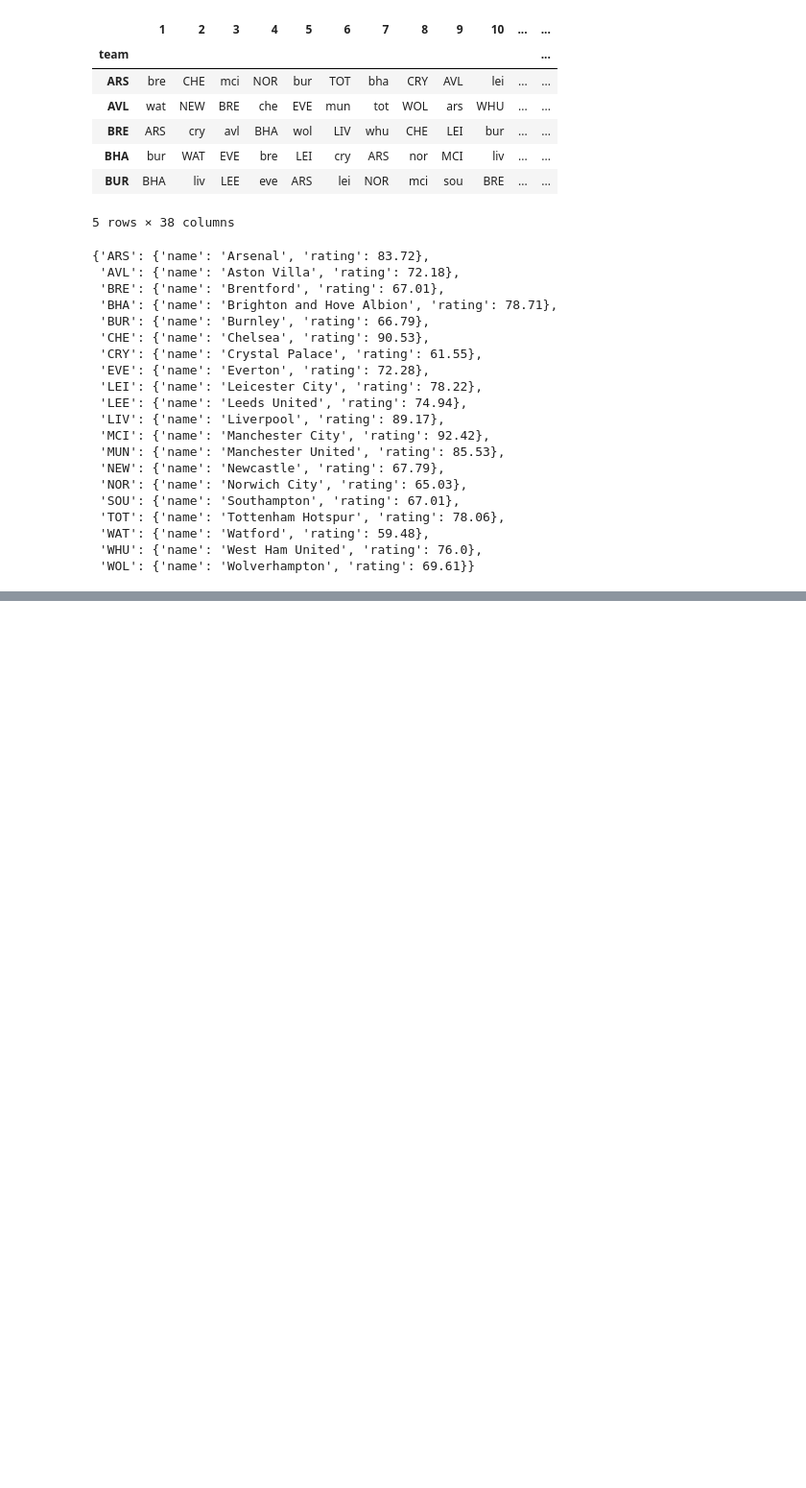
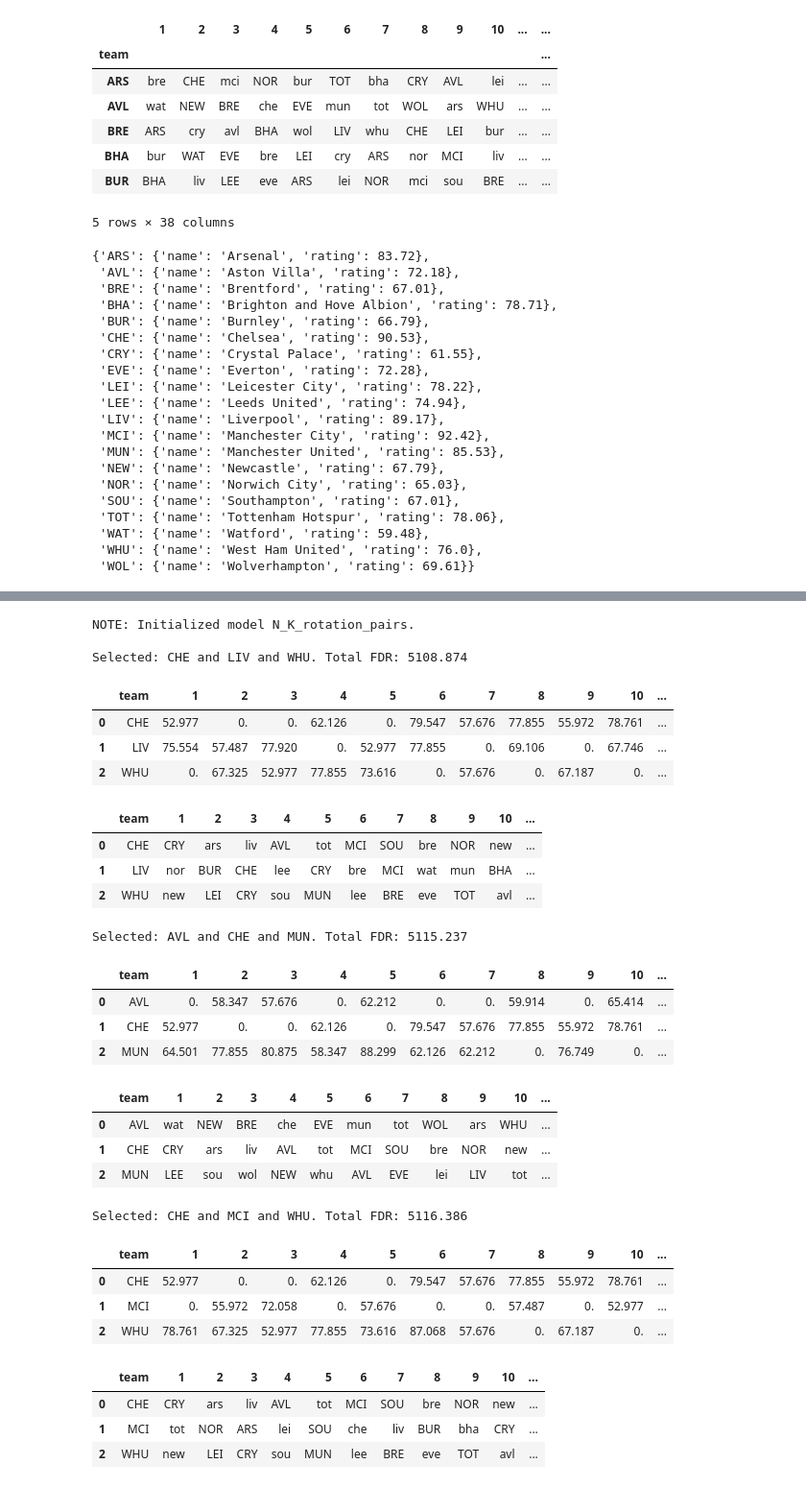
Before and after one commit to sertalpbilal/FPL-Optimization-Tools, a Jupyter notebook: notebooks/Bonus - FDR Rotation.ipynb, the cells around one changed output, grey strips where cells are left out. Shown: that part at 96% size. Saved outputs shown, nothing was run; the diff lists cells and outputs as text; code cells hidden in the pictures; blank space fills up the shorter version.

```diff
--- a/notebooks/Bonus - FDR Rotation.ipynb
+++ b/notebooks/Bonus - FDR Rotation.ipynb
@@ -351,0 +413,32 @@ Selected: ARS and NEW and SOU. Total FDR: 2545.44
+# %%
+solve_N_pick_K_pair_problem(first_gw=1, last_gw=38, max_iter=3)
+# %% [output]
+NOTE: Initialized model N_K_rotation_pairs.
+
+Selected: CHE and LIV and WHU. Total FDR: 5108.874
+|  | team | 1 | 2 | 3 | 4 | 5 | 6 | 7 | 8 | 9 | 10 | ... |
+| 0 | CHE | 52.977 | 0. | 0. | 62.126 | 0. | 79.547 | 57.676 | 77.855 | 55.972 | 78.761 | ... |
+| 1 | LIV | 75.554 | 57.487 | 77.920 | 0. | 52.977 | 77.855 | 0. | 69.106 | 0. | 67.746 | ... |
+| 2 | WHU | 0. | 67.325 | 52.977 | 77.855 | 73.616 | 0. | 57.676 | 0. | 67.187 | 0. | ... |
+|  | team | 1 | 2 | 3 | 4 | 5 | 6 | 7 | 8 | 9 | 10 | ... |
+| 0 | CHE | CRY | ars | liv | AVL | tot | MCI | SOU | bre | NOR | new | ... |
+| 1 | LIV | nor | BUR | CHE | lee | CRY | bre | MCI | wat | mun | BHA | ... |
+| 2 | WHU | new | LEI | CRY | sou | MUN | lee | BRE | eve | TOT | avl | ... |
+Selected: AVL and CHE and MUN. Total FDR: 5115.237
+|  | team | 1 | 2 | 3 | 4 | 5 | 6 | 7 | 8 | 9 | 10 | ... |
+| 0 | AVL | 0. | 58.347 | 57.676 | 0. | 62.212 | 0. | 0. | 59.914 | 0. | 65.414 | ... |
+| 1 | CHE | 52.977 | 0. | 0. | 62.126 | 0. | 79.547 | 57.676 | 77.855 | 55.972 | 78.761 | ... |
+| 2 | MUN | 64.501 | 77.855 | 80.875 | 58.347 | 88.299 | 62.126 | 62.212 | 0. | 76.749 | 0. | ... |
+|  | team | 1 | 2 | 3 | 4 | 5 | 6 | 7 | 8 | 9 | 10 | ... |
+| 0 | AVL | wat | NEW | BRE | che | EVE | mun | tot | WOL | ars | WHU | ... |
+| 1 | CHE | CRY | ars | liv | AVL | tot | MCI | SOU | bre | NOR | new | ... |
+| 2 | MUN | LEE | sou | wol | NEW | whu | AVL | EVE | lei | LIV | tot | ... |
+Selected: CHE and MCI and WHU. Total FDR: 5116.386
+|  | team | 1 | 2 | 3 | 4 | 5 | 6 | 7 | 8 | 9 | 10 | ... |
+| 0 | CHE | 52.977 | 0. | 0. | 62.126 | 0. | 79.547 | 57.676 | 77.855 | 55.972 | 78.761 | ... |
+| 1 | MCI | 0. | 55.972 | 72.058 | 0. | 57.676 | 0. | 0. | 57.487 | 0. | 52.977 | ... |
+| 2 | WHU | 78.761 | 67.325 | 52.977 | 77.855 | 73.616 | 87.068 | 57.676 | 0. | 67.187 | 0. | ... |
+|  | team | 1 | 2 | 3 | 4 | 5 | 6 | 7 | 8 | 9 | 10 | ... |
+| 0 | CHE | CRY | ars | liv | AVL | tot | MCI | SOU | bre | NOR | new | ... |
+| 1 | MCI | tot | NOR | ARS | lei | SOU | che | liv | BUR | bha | CRY | ... |
+| 2 | WHU | new | LEI | CRY | sou | MUN | lee | BRE | eve | TOT | avl | ... |
```
Also changed, not shown: parts of 12 cells of this notebook.
